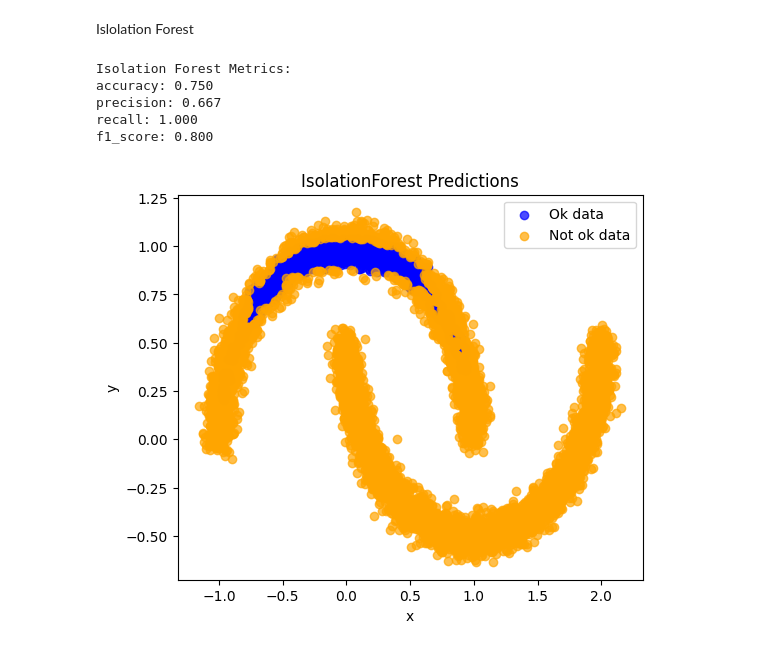
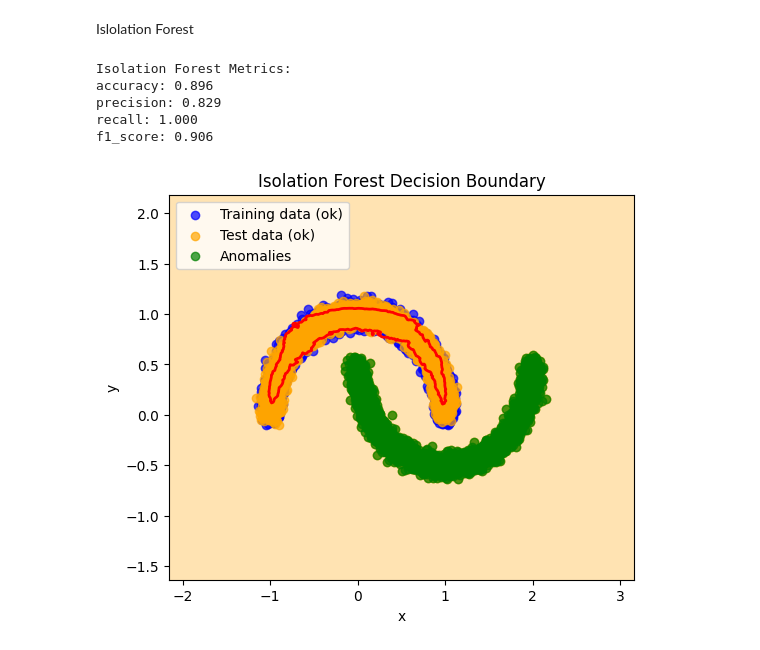
Before and after one commit to AnanyaaPal/Anomaly-Detection, a Jupyter notebook: task.ipynb, the cells around one changed output. Cells and saved outputs as stored; diff of their text form; code cells hidden in the pictures.

```diff
--- a/task.ipynb
+++ b/task.ipynb
@@ -249,54 +343,41 @@ In summary, LOF does not produce a global decision boundary, so there is no sing
 Islolation Forest
 # %%
 import numpy as np
-from isolation_forest_model import IsolationForestModel
+from models.isolation_forest_model import IsolationForestModel
 import matplotlib.pyplot as plt
-
-#   Suppose you have X_train (mostly normal), X_test (mixed), and test_ground_truth (1 for normal, -1 for anomaly)
 
 # Instantiate the model
 iso_forest = IsolationForestModel(
     n_estimators=100,
     max_samples='auto',
-    contamination=0.5,
+    contamination=0.2,
     random_state=42
 )
 
 # Fit on training data
 iso_forest.fit(X_train)
 
 # Predict on test data
 y_pred = iso_forest.predict(X_test)
 
 # Evaluate
 metrics = iso_forest.evaluate(X_test, test_ground_truth)
 print("Isolation Forest Metrics:")
 for k, v in metrics.items():
     print(f"{k}: {v:.3f}")
 
-# Plot predictions if data is 2D
-def plot_isolation_forest_predictions(X, y_pred, title="IsolationForest Predictions"):
-    if X.shape[1] != 2:
-        raise ValueError("plot_isolation_forest_predictions only supports 2D data.")
-    inlier_mask = (y_pred == 1)
-    outlier_mask = ~inlier_mask
+# Suppose you have X_train, X_test, and test_ground_truth defined.
+# And you have already trained your model and obtained predictions.
 
-    plt.figure(figsize=(6,5))
-    plt.scatter(X[inlier_mask, 0], X[inlier_mask, 1],
-                color='blue', alpha=0.7, label='Ok data')
-    plt.scatter(X[outlier_mask, 0], X[outlier_mask, 1],
-                color='orange', alpha=0.7, label='Not ok data')
-    plt.title(title)
-    plt.xlabel("x")
-    plt.ylabel("y")
-    plt.legend()
-    plt.show()
+# Determine outlier indices based on ground truth, if desired:
+outlier_mask = (test_ground_truth == -1)
 
-plot_isolation_forest_predictions(X_test, y_pred)
+# Call the plotting method on your best model (or an instance of IsolationForestModel)
+iso_forest.plot_decision_boundary(X_train, X_test=X_test, X_outliers=X_test[outlier_mask])
 # %% [output]
 Isolation Forest Metrics:
-accuracy: 0.750
-precision: 0.667
+accuracy: 0.896
+precision: 0.829
 recall: 1.000
-f1_score: 0.800
+f1_score: 0.906
-[figure, old version]
+[figure, new version]
```
Also changed, not shown: parts of 7 cells of this notebook, 3 other files.
